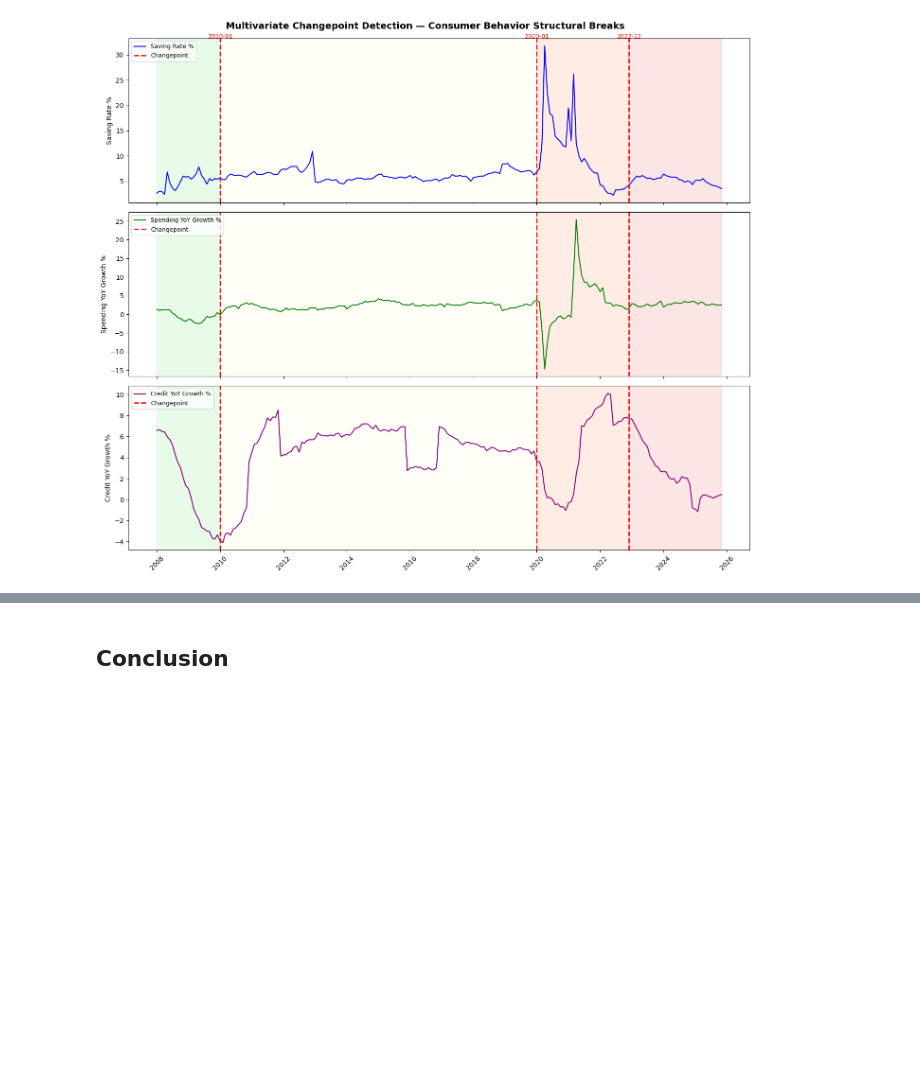
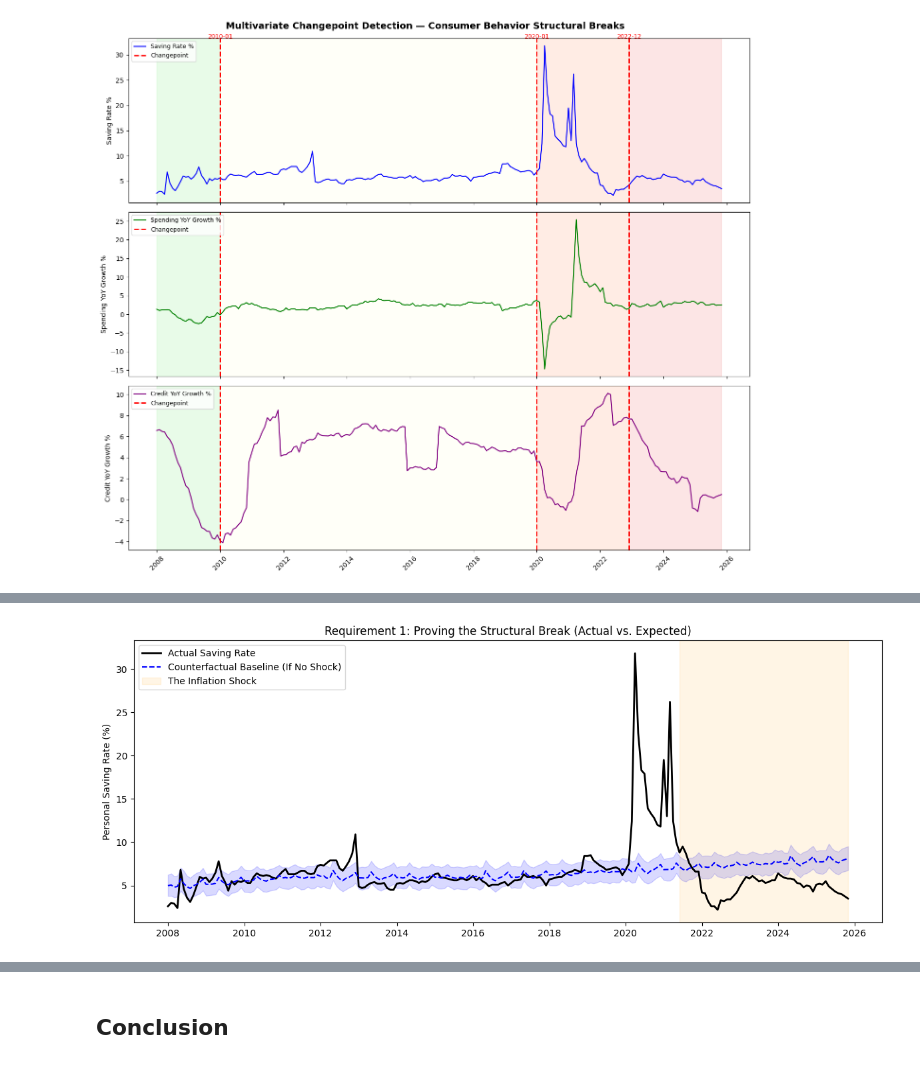
Before and after one commit to hamedtaeb/US-Consumer-Behaviour, a Jupyter notebook: notebooks/final_notebook.ipynb, the cells around one changed output, grey strips where cells are left out. Drawn from its saved outputs; the diff is of its cells as text; code cells hidden in the pictures; blank space fills up the shorter version.

```diff
--- a/notebooks/final_notebook.ipynb
+++ b/notebooks/final_notebook.ipynb
@@ -593,0 +620,82 @@ plt.show()
+# %%
+# 1. Load the data & ensure date is datetime
+master_df = pd.read_csv('../data/master_df.csv')
+master_df['date'] = pd.to_datetime(master_df['date'])
+
+# ==========================================
+# PART 1: PROVE THE STRUCTURAL BREAK
+# ==========================================
+# Prepare data for Prophet using the exact column names
+prophet_df = master_df[['date', 'saving_rate_pct']].rename(columns={'date': 'ds', 'saving_rate_pct': 'y'})
+
+# Train strictly on the "Old World" (Pre-COVID)
+train_df = prophet_df[prophet_df['ds'] < '2020-03-01']
+model = Prophet(yearly_seasonality=True, weekly_seasonality=False, daily_seasonality=False)
+model.fit(train_df)
+
+# Forecast the counterfactual (What SHOULD have happened)
+forecast = model.predict(prophet_df[['ds']])
+master_df['expected_savings_pct'] = forecast['yhat'].values
+
+# Calculate the "Behavioral Gap" (Expected minus Actual)
+# A positive gap means consumers are saving LESS than the historical model says they should
+master_df['behavioral_gap'] = master_df['expected_savings_pct'] - master_df['saving_rate_pct']
+
+# --- Visual 1: The Broken Baseline ---
+plt.figure(figsize=(12, 5))
+plt.plot(master_df['date'], master_df['saving_rate_pct'], label='Actual Saving Rate', color='black', linewidth=2)
+plt.plot(master_df['date'], master_df['expected_savings_pct'], label='Counterfactual Baseline (If No Shock)', color='blue', linestyle='--')
+plt.fill_between(master_df['date'], forecast['yhat_lower'], forecast['yhat_upper'], color='blue', alpha=0.15)
+
+plt.axvspan(pd.to_datetime('2021-06-01'), master_df['date'].max(), color='orange', alpha=0.1, label='The Inflation Shock')
+plt.title('Requirement 1: Proving the Structural Break (Actual vs. Expected)')
+plt.ylabel('Personal Saving Rate (%)')
+plt.legend()
+plt.tight_layout()
+plt.show()
+
+# ==========================================
+# PART 2: PROVE INFLATION WAS THE DRIVER
+# ==========================================
+# Isolate the post-COVID shock era where the behavior actually changed
+shock_era = master_df[master_df['date'] >= '2021-01-01'].copy()
+
+# --- Visual 2: The Smoking Gun ---
+fig, ax1 = plt.subplots(figsize=(12, 5))
+
+# Plot the Behavioral Gap (How broken is the consumer?)
+color1 = 'tab:red'
+ax1.set_xlabel('Date')
+ax1.set_ylabel('Behavioral Gap (% Below Normal Savings)', color=color1)
+ax1.plot(shock_era['date'], shock_era['behavioral_gap'], color=color1, linewidth=3, label='Behavioral Gap (Lost Savings)')
+ax1.tick_params(axis='y', labelcolor=color1)
+
+# Plot Inflation YoY on the same timeline (What caused it?)
+ax2 = ax1.twinx()
+color2 = 'tab:purple'
+ax2.set_ylabel('Inflation Rate (YoY %)', color=color2)
+ax2.plot(shock_era['date'], shock_era['inflation_yoy'], color=color2, linestyle=':', linewidth=3, label='Inflation Rate (YoY)')
+ax2.tick_params(axis='y', labelcolor=color2)
+
+plt.title('Requirement 2: Did Inflation Drive the Structural Break?')
+fig.tight_layout()
+plt.show()
+
+# ------------------------------------------
+# Statistical Proof (OLS Regression on the Gap)
+# ------------------------------------------
+print("\n--- STATISTICAL PROOF ---")
+print("Does Inflation directly explain the size of the Behavioral Gap?")
+X = sm.add_constant(shock_era['inflation_yoy'])
+y = shock_era['behavioral_gap']
+ols_model = sm.OLS(y, X).fit()
+
+r_squared = ols_model.rsquared * 100
+p_value = ols_model.pvalues['inflation_yoy']
+
+print(f"\nR-Squared: {r_squared:.1f}%")
+print(f"P-Value: {p_value:.5f}")
+
+if p_value < 0.05:
+    print("\nCONCLUSION: We have statistically proven with >95% confidence that the Inflation Rate is a direct, mathematical driver of the structural breakdown in consumer savings.")
+# %% [output]
@@ -593,0 +704 @@ plt.show()
+[figure, added]
```
Also changed, not shown: parts of 9 cells of this notebook.
